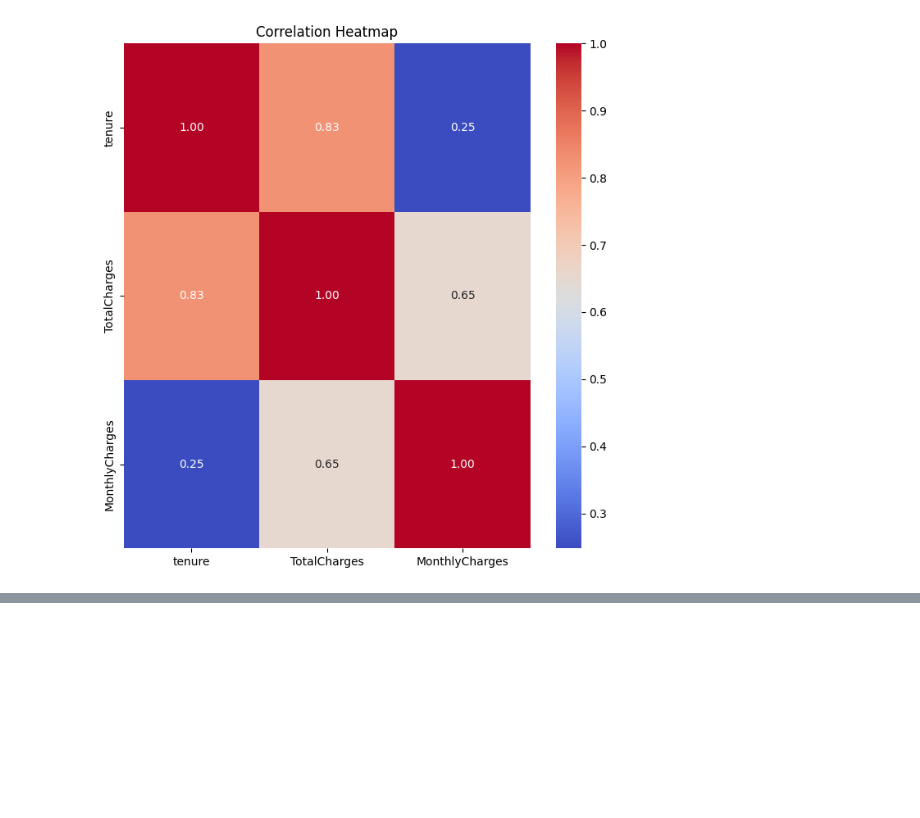
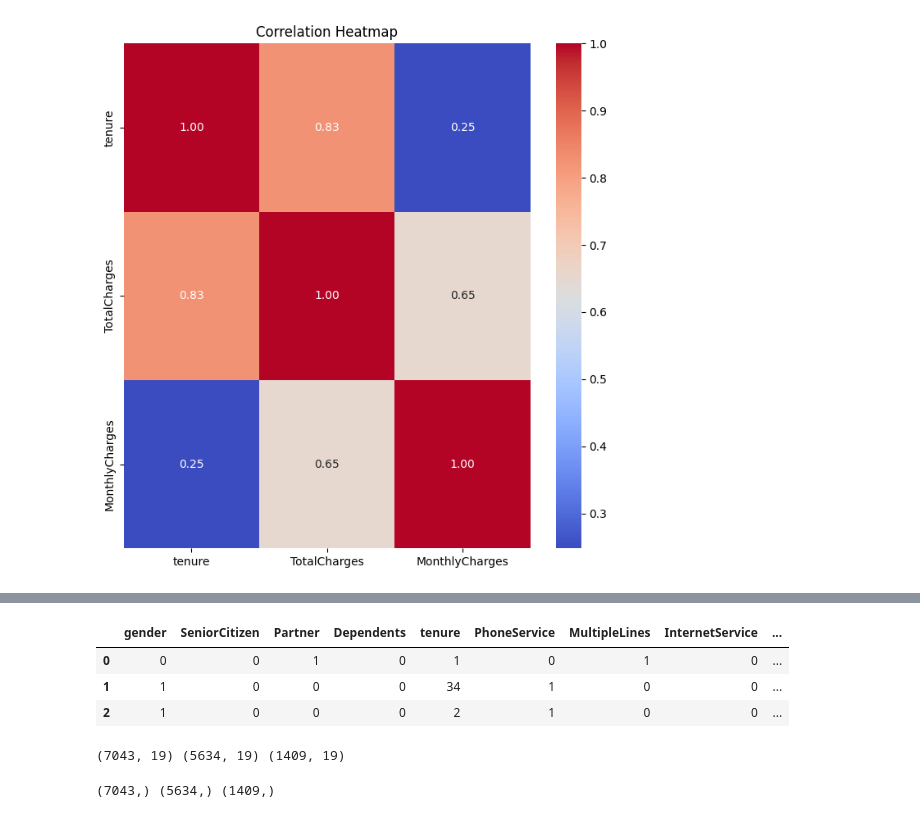
Before and after one commit to BibekRai44/basic-ml-project, a Jupyter notebook: telcocustomerchurn.ipynb, the cells around one changed output, grey strips where cells are left out. Drawn from its saved outputs; the diff is of its cells as text; code cells hidden in the pictures; blank space fills up the shorter version.

```diff
--- a/telcocustomerchurn.ipynb
+++ b/telcocustomerchurn.ipynb
@@ -241,0 +311,2 @@ plt.show()
+# %%
+object_columns = data.select_dtypes(include = 'object').columns
@@ -241,0 +321,10 @@ plt.show()
+# %%
+encoders = {}
+
+for column in object_columns:
+    label_encoder = LabelEncoder()
+    data[column] = label_encoder.fit_transform(data[column])
+    encoders[column] = label_encoder
+
+with open("model.pkl","wb") as f:
+    pickle.dump(encoders,f)
@@ -241,0 +349,7 @@ plt.show()
+# %%
+data.head(3)
+# %% [output]
+|  | gender | SeniorCitizen | Partner | Dependents | tenure | PhoneService | MultipleLines | InternetService | ... |
+| 0 | 0 | 0 | 1 | 0 | 1 | 0 | 1 | 0 | ... |
+| 1 | 1 | 0 | 0 | 0 | 34 | 1 | 0 | 0 | ... |
+| 2 | 1 | 0 | 0 | 0 | 2 | 1 | 0 | 0 | ... |
@@ -241,0 +361,8 @@ plt.show()
+# %%
+print(X.shape,X_train.shape,X_test.shape)
+# %% [output]
+(7043, 19) (5634, 19) (1409, 19)
+# %%
+print(Y.shape,Y_train.shape,Y_test.shape)
+# %% [output]
+(7043,) (5634,) (1409,)
```
Also changed, not shown: parts of 28 cells of this notebook.
